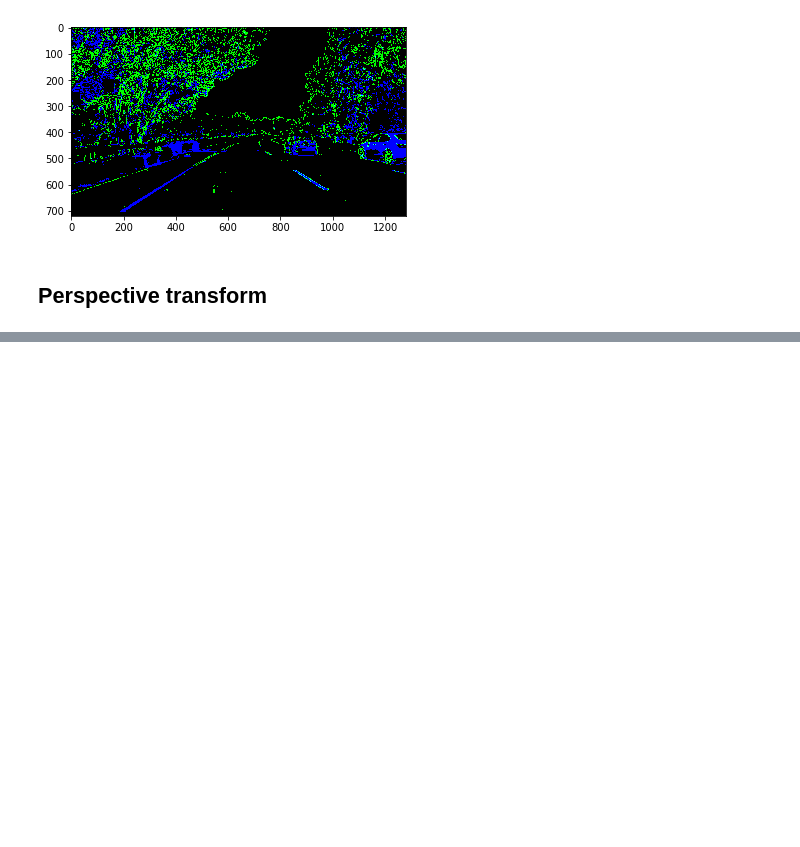
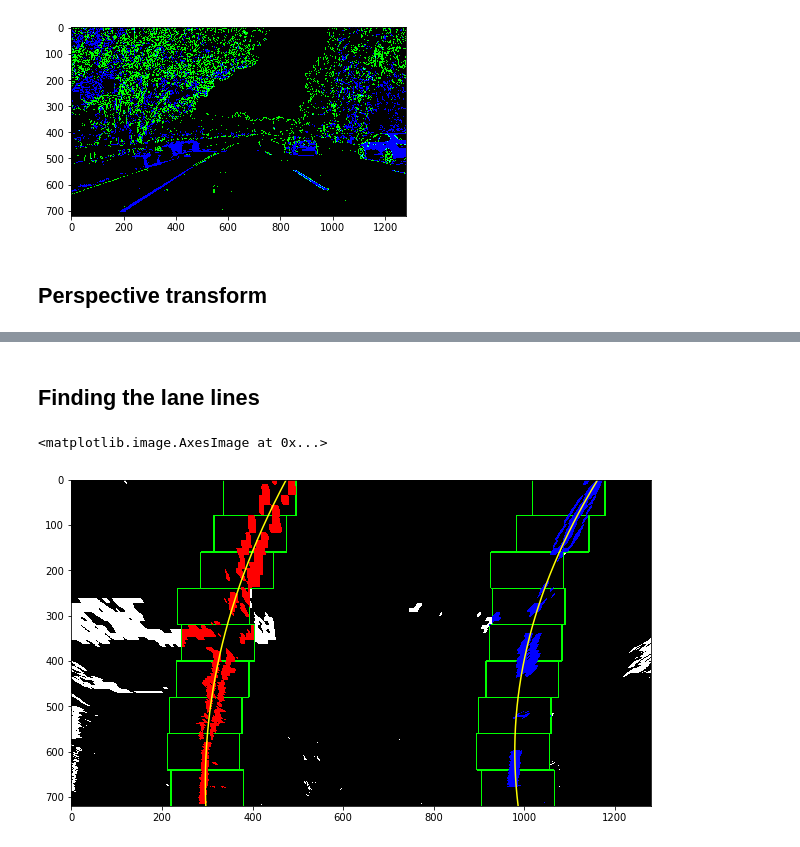
Before and after one commit to Pyrax/CarND-Advanced-Lane-Lines, a Jupyter notebook: src/lane_finding.ipynb, the cells around one changed output, grey strips where cells are left out. Saved outputs shown, nothing was run; the diff lists cells and outputs as text; code cells hidden in the pictures; blank space fills up the shorter version.

```diff
--- a/src/lane_finding.ipynb
+++ b/src/lane_finding.ipynb
@@ -85,7 +86,7 @@ plt.imshow(combined_color_thresholds, cmap='gray')
 
 As the color thresholds especially show a lack of lines in the distance because the color values lose intensity, gradient thresholds will be added with the Sobel-operator to overcome these shortcomings.
 # %%
-sobel = imgf.sobel_gradient_thresholder(undistorted_image, sobel_kernel=3)
+sobel = imgf.SobelGradientThresholder(undistorted_image, sobel_kernel=3)
 gradient_thresholds = sobel.abs_thresh(orient='x', thresh=(20, 100))
 plt.imshow(gradient_thresholds, cmap='gray')
 # %% [output]
@@ -175,0 +179,13 @@ plt.fill(trans_dst[:,0], trans_dst[:,1]-.5, edgecolor='r', fill=False)
+# %% [markdown]
+## Finding the lane lines
+# %%
+plt.figure(figsize=(14, 6))
+
+lane_det = ld.LaneDetector(n_windows=9, margin=80, min_pix=40, poly_margin=50)
+lane_det.run_on_image(trans_image)
+
+visualization = lane_det.get_visualization()
+plt.imshow(visualization)
+# %% [output]
+<matplotlib.image.AxesImage at 0x...>
+[figure, added]
```
Also changed, not shown: parts of 4 cells of this notebook, 2 other files.
